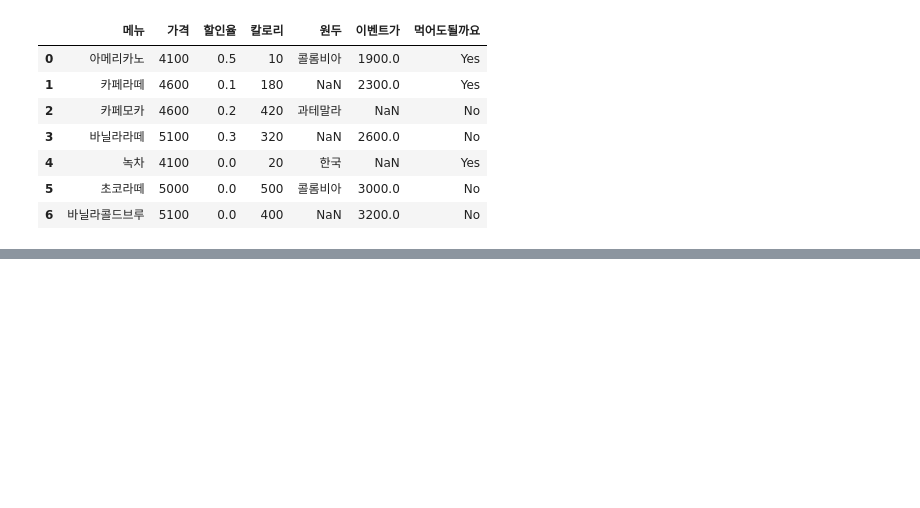
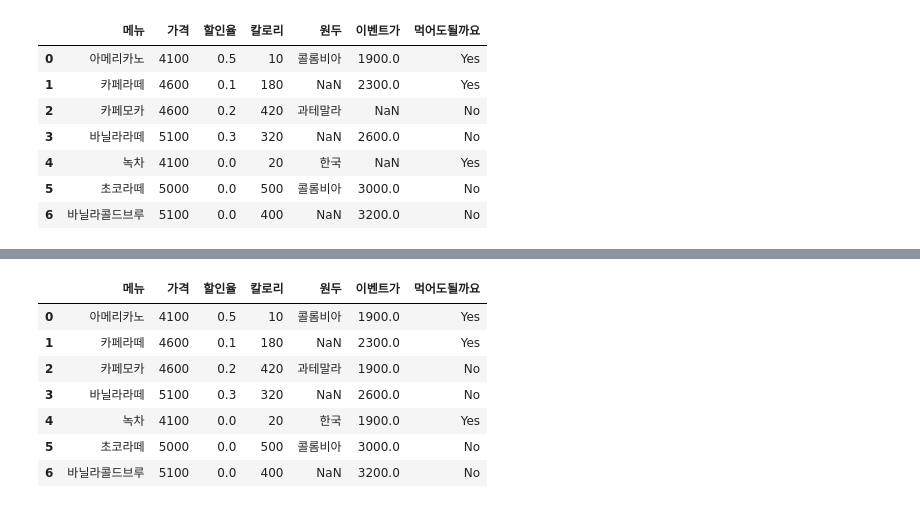
Before and after one commit to ljs3536/BIgDataStudy, a Jupyter notebook: 자주 활용되는 판다스 예제.ipynb, the cells around one changed output, grey strips where cells are left out. Cells and saved outputs as stored; diff of their text form; code cells hidden in the pictures; blank space fills up the shorter version.

```diff
--- a/자주 활용되는 판다스 예제.ipynb
+++ b/자주 활용되는 판다스 예제.ipynb
@@ -379,0 +424,14 @@ df
+# %%
+# '이벤트가'컬럼 결측치는 이벤트가격 데이터 중 최소값으로 결측치 채움
+min_price = df['이벤트가'].min()
+df['이벤트가'] = df['이벤트가'].fillna(min_price)
+df
+# %% [output]
+|  | 메뉴 | 가격 | 할인율 | 칼로리 | 원두 | 이벤트가 | 먹어도될까요 |
+| 0 | 아메리카노 | 4100 | 0.5 | 10 | 콜롬비아 | 1900.0 | Yes |
+| 1 | 카페라떼 | 4600 | 0.1 | 180 | NaN | 2300.0 | Yes |
+| 2 | 카페모카 | 4600 | 0.2 | 420 | 과테말라 | 1900.0 | No |
+| 3 | 바닐라라떼 | 5100 | 0.3 | 320 | NaN | 2600.0 | No |
+| 4 | 녹차 | 4100 | 0.0 | 20 | 한국 | 1900.0 | Yes |
+| 5 | 초코라떼 | 5000 | 0.0 | 500 | 콜롬비아 | 3000.0 | No |
+| 6 | 바닐라콜드브루 | 5100 | 0.0 | 400 | NaN | 3200.0 | No |
```
Also changed, not shown: parts of 11 cells of this notebook.
